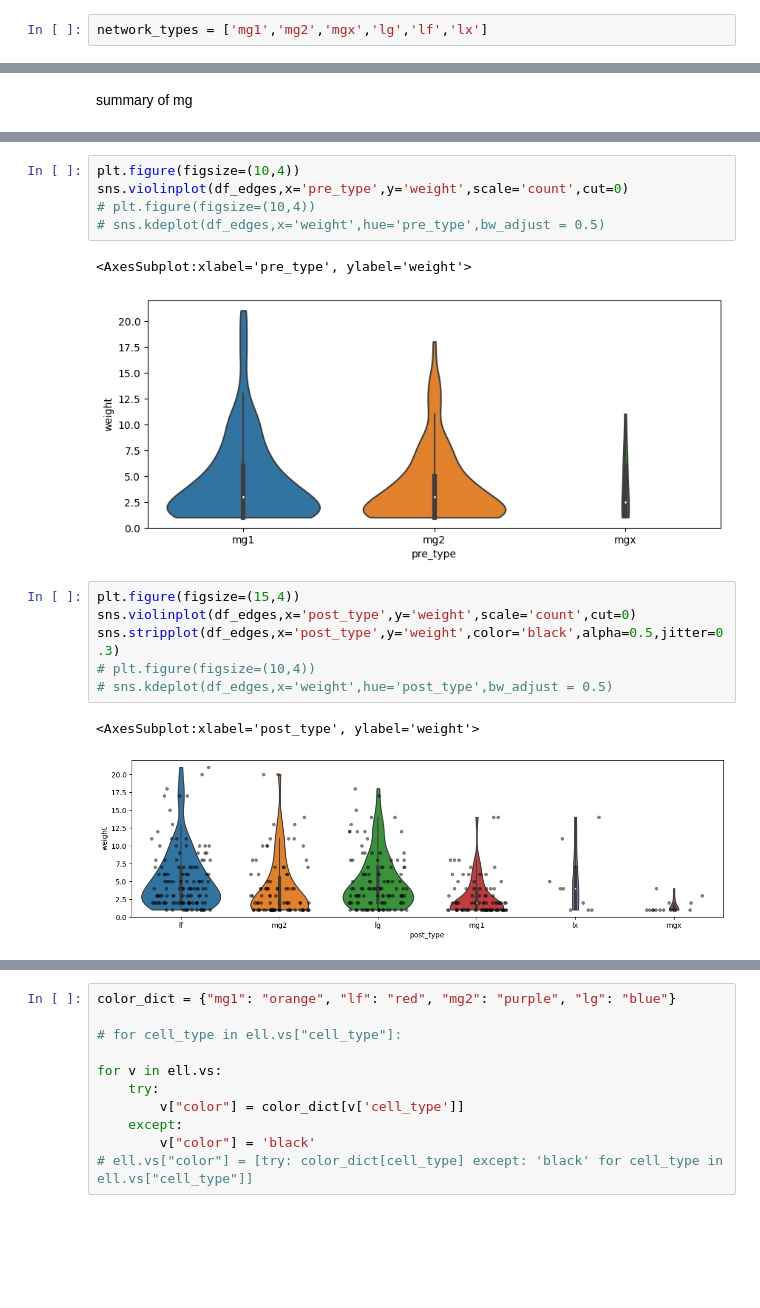
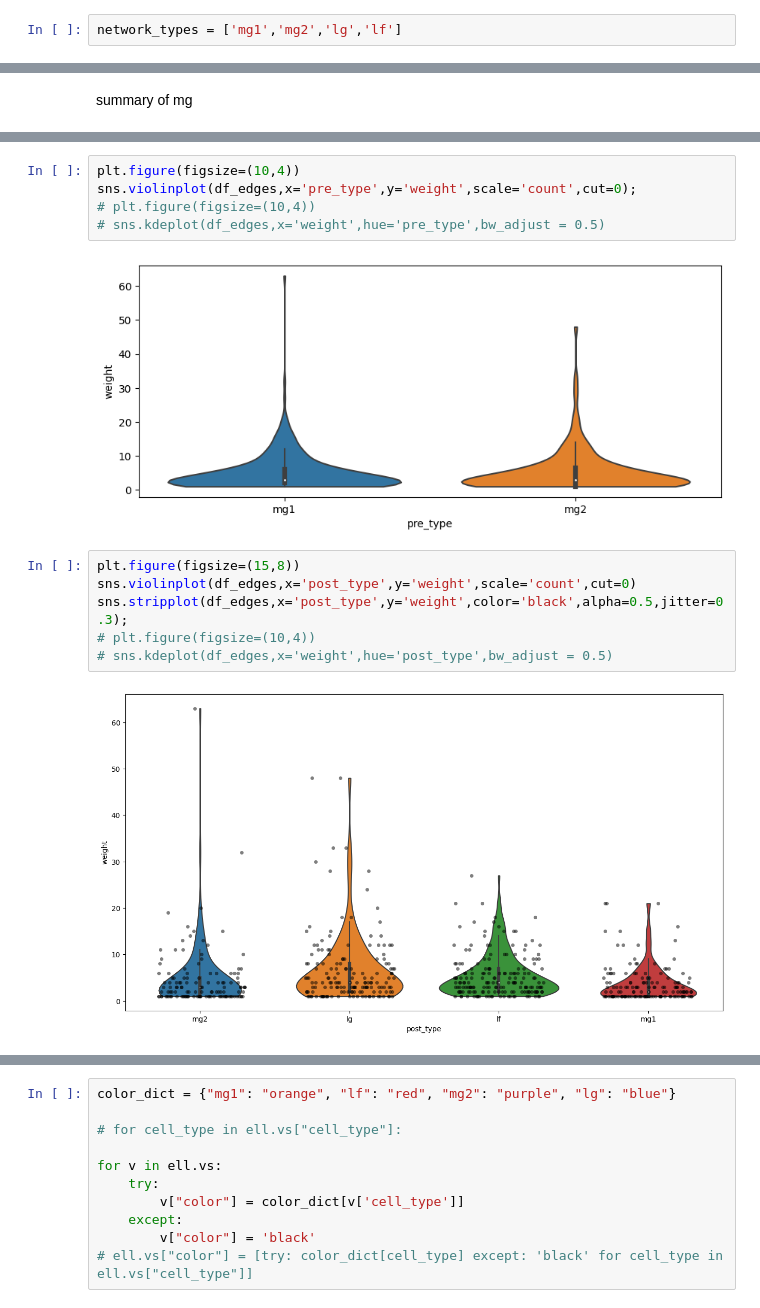
Before and after one commit to neurologic/eCREST, a Jupyter notebook: Analysis.ipynb, the cells around one changed output, grey strips where cells are left out. Saved outputs shown, nothing was run; the diff lists cells and outputs as text; blank space fills up the shorter version.

```diff
--- a/Analysis.ipynb
+++ b/Analysis.ipynb
@@ -105,7 +105,7 @@ Saved cell 644143297 reconstruction locally at 2023-04-19 16.57.21
 # %% [markdown]
 ## Build Graph
 # %%
-network_types = ['mg1','mg2','mgx','lg','lf','lx']
+network_types = ['mg1','mg2','lg','lf']
 # %%
 ell = ig_Graph(directed = True)
 ell.add_vertices([n for n in nodes if cell_type[n] in network_types])
@@ -357,20 +357,18 @@ sns.stripplot(df_edges,x='pre_type',y='weight',hue='post_type',dodge=True, jitte
 # %%
 plt.figure(figsize=(10,4))
-sns.violinplot(df_edges,x='pre_type',y='weight',scale='count',cut=0)
+sns.violinplot(df_edges,x='pre_type',y='weight',scale='count',cut=0);
 # plt.figure(figsize=(10,4))
 # sns.kdeplot(df_edges,x='weight',hue='pre_type',bw_adjust = 0.5)
 # %% [output]
-<AxesSubplot:xlabel='pre_type', ylabel='weight'>
-[figure, old version]
+[figure, new version]
 # %%
-plt.figure(figsize=(15,4))
+plt.figure(figsize=(15,8))
 sns.violinplot(df_edges,x='post_type',y='weight',scale='count',cut=0)
-sns.stripplot(df_edges,x='post_type',y='weight',color='black',alpha=0.5,jitter=0.3)
+sns.stripplot(df_edges,x='post_type',y='weight',color='black',alpha=0.5,jitter=0.3);
 # plt.figure(figsize=(10,4))
 # sns.kdeplot(df_edges,x='weight',hue='post_type',bw_adjust = 0.5)
 # %% [output]
-<AxesSubplot:xlabel='post_type', ylabel='weight'>
-[figure, old version]
+[figure, new version]
 # %%
 degree_in = ell.degree(mode="in")
 degree_out = ell.degree(mode="out")
```
Also changed, not shown: parts of 26 cells of this notebook, 3 other files.
